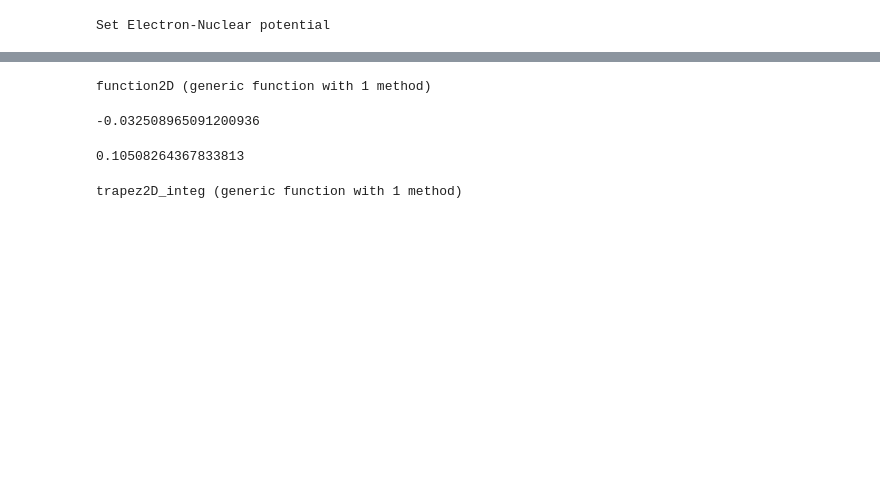
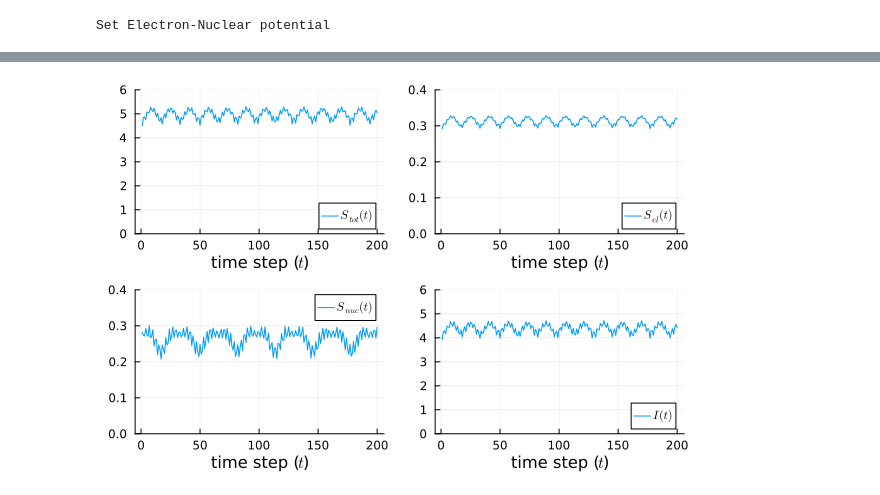
Before and after one commit to mendzmartin/ElectronNuclear_Coupling_Dynamics, a Jupyter notebook: codes/03_Code_auxiliary_tests.ipynb, the cells around one changed output, grey strips where cells are left out. Drawn from its saved outputs; the diff is of its cells as text; code cells hidden in the pictures; blank space fills up the shorter version.

```diff
--- a/codes/03_Code_auxiliary_tests.ipynb
+++ b/codes/03_Code_auxiliary_tests.ipynb
@@ -90,0 +105,6 @@ include("../modules/module_schrodinger_equation_eigenproblem.jl"); # módulo par
+# %%
+𝛹ₓₜ=evolution_schrodinger(𝛹ₓ₀,ϕH_2D,ϵH_2D,UHre_2D,dΩ_2D,time_vec);
+# %%
+for i in 1:10:length(𝛹ₓₜ)
+    writevtk(Ω_2D,path_images*"evolution_wave_function_$(lpad(i,3,'0'))",cellfields=["real(𝛹ₓₜ)" =>real(𝛹ₓₜ[i]),"imag(𝛹ₓₜ)" =>imag(𝛹ₓₜ[i])]);
+end
@@ -91 +142,3 @@ include("../modules/module_schrodinger_equation_eigenproblem.jl"); # módulo par
+# %%
+electronic_ρ_matrix,nuclear_ρ_matrix=Partial_probability_density(𝛹ₓₜ,DOF_r,DOF_R,UHre_2D,Ω_2D,dΩ_2D);
 # %%
@@ -126,39 +186,26 @@ trapez1D_partial_integ_function2D (generic function with 2 methods)
-# %%
-function function2D(x_value,y_value)
-    return cos(x_value*y_value);
-end
-# %% [output]
-function2D (generic function with 1 method)
-# %%
-trapez1D_partial_integ_function2D(DOF_r,ΔrH,DOF_R[1],function2D)
-# %% [output]
--0.032508965091200936
-# %%
-(sin(-DOF_r[1]*DOF_R[1])+sin(DOF_r[end]*DOF_R[1]))/DOF_R[1]
-# %% [output]
-0.10508264367833813
-# %%
-function trapez2D_integ(x_vec,y_vec,Δx,Δy,function2D)
-
-    coef_vec=copy(y_vec);
-    function_vec=copy(y_vec);
-    dim_y=length(y_vec);
-
-    coef_vec[1]=y_vec[1];
-    coef_vec[2:(dim_y-1)].=2.0;
-    coef_vec[end]=y_vec[end];
-
-    function_vec[1]=function2D(coef_vec[1],y_value);
-    function_vec[1]=trapez1D_partial_integ_function2D(x_vec,Δx,y_value,function2D)
-
-
-    function_vec[end]=function2D(coef_vec[end],y_value);
-
-    for i in 2:(length(x_vec)-1);
-        function_vec[i]=function2D(x_vec[i-1],y_value);
-    end
-
-    return 0.5*Δx*(transpose(function_vec)*coef_vec);
-end
-# %% [output]
-trapez2D_integ (generic function with 1 method)
+# %%
+total_S_2D=TimeIndependet_Diff_Shannon_Entropy(𝛹ₓₜ,UHre_2D,dΩ_2D);
+electronic_S=Reduced_TimeDependent_Diff_Shannon_Entropy(electronic_ρ_matrix,DOF_r,integration_argument_diff_shannon_entropy);
+nuclear_S=Reduced_TimeDependent_Diff_Shannon_Entropy(nuclear_ρ_matrix,DOF_R,integration_argument_diff_shannon_entropy);
+mutual_info=total_S_2D.-electronic_S.-nuclear_S;
+# %%
+plot1=plot();
+plot2=plot!(plot1,total_S_2D,label="\$S_{tot}(t)\$");
+plot2=plot!(xlabel="time step (\$t\$)",ylim=(0,6))
+
+plot3=plot();
+plot4=plot!(plot3,electronic_S,label="\$S_{el}(t)\$");
+plot4=plot!(xlabel="time step (\$t\$)",ylim=(0,0.4))
+
+plot5=plot();
+plot6=plot!(plot5,nuclear_S,label="\$S_{nuc}(t)\$");
+plot6=plot!(xlabel="time step (\$t\$)",ylim=(0,0.4))
+
+plot7=plot();
+plot8=plot!(plot7,mutual_info,label="\$I(t)\$");
+plot8=plot!(xlabel="time step (\$t\$)",ylim=(0,6))
+
+plot3=plot(plot2,plot4,plot6,plot8,layout=(2,2));
+display(plot3)
+# %% [output]
+[figure, added]
```
Also changed, not shown: parts of 21 cells of this notebook, 53 other files.
